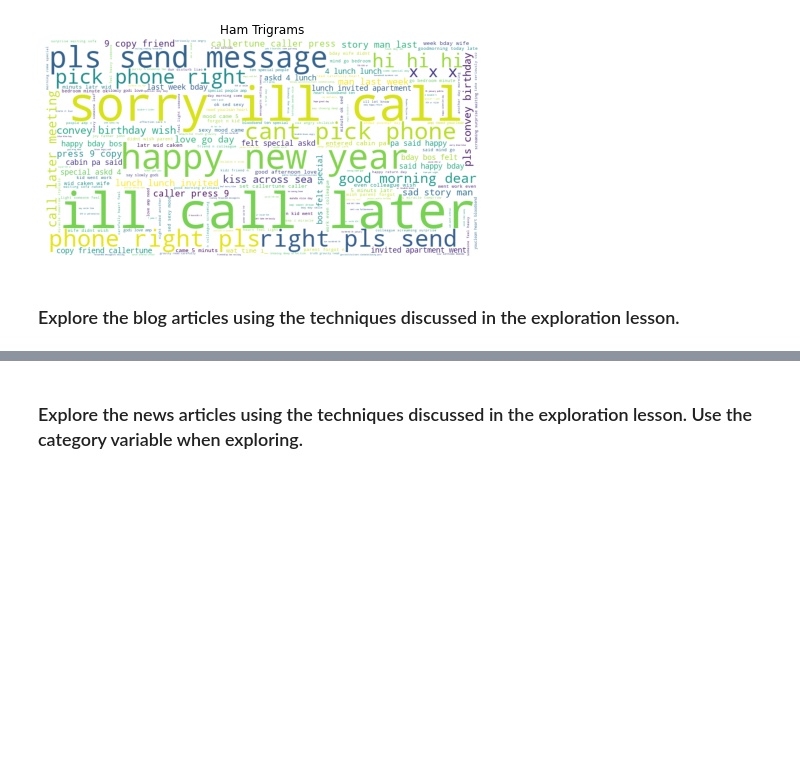
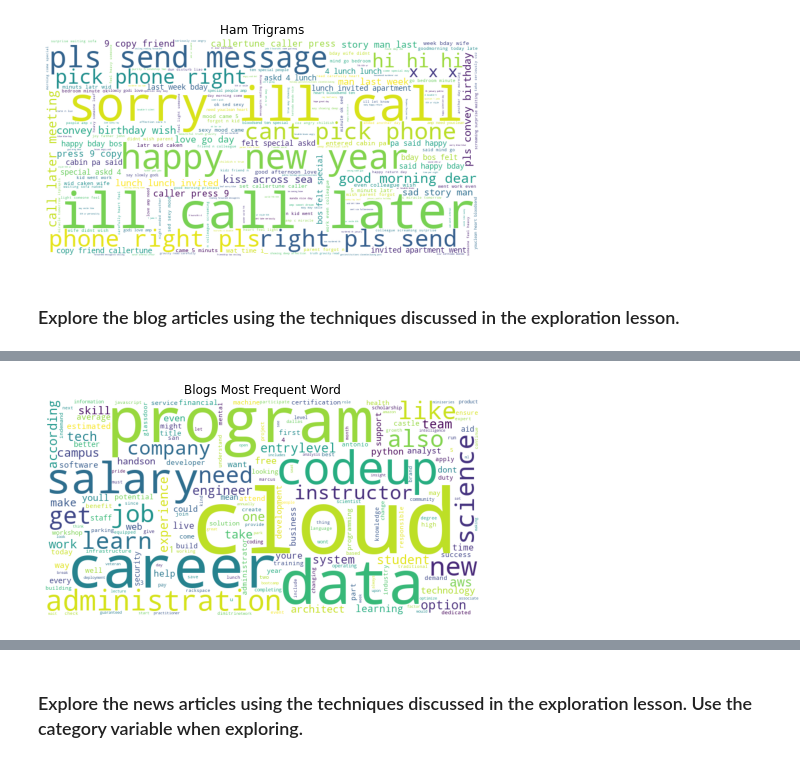
Before and after one commit to lochlynlaskowski/natural-language-processing-exercises, a Jupyter notebook: explore.ipynb, the cells around one changed output, grey strips where cells are left out. Drawn from its saved outputs; the diff is of its cells as text; code cells hidden in the pictures; blank space fills up the shorter version.

```diff
--- a/explore.ipynb
+++ b/explore.ipynb
@@ -129,0 +176,10 @@ plt.show()
+# %%
+data = {k: v for k, v in blogs_freq.to_dict().items()}
+img = WordCloud(background_color='white', width=800, height=400).generate_from_frequencies(data)
+plt.figure(figsize=(8, 4))
+plt.imshow(img)
+plt.axis('off')
+plt.title('Blogs Most Frequent Word')
+plt.show()
+# %% [output]
+[figure, added]
```
Also changed, not shown: parts of 10 cells of this notebook, 1 other file.
